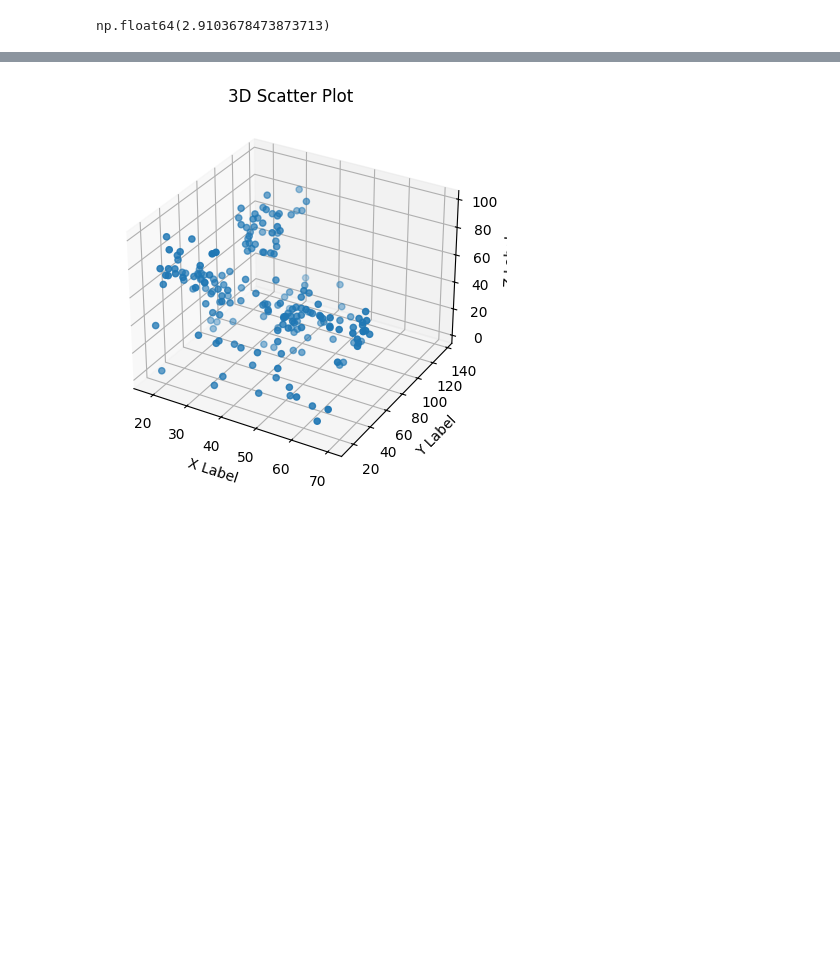
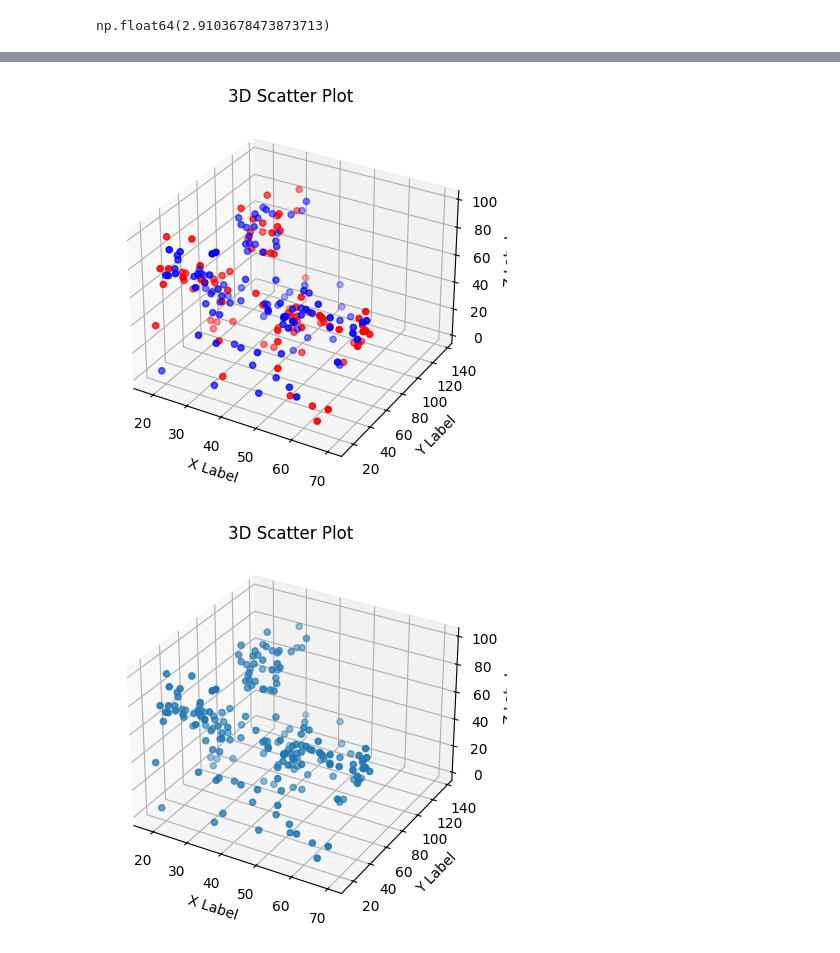
Before and after one commit to mechanekokirin/segmentation, a Jupyter notebook: m.ipynb, the cells around one changed output, grey strips where cells are left out. Saved outputs shown, nothing was run; the diff lists cells and outputs as text; code cells hidden in the pictures; blank space fills up the shorter version.

```diff
--- a/m.ipynb
+++ b/m.ipynb
@@ -62,0 +77,5 @@ Index(['CustomerID', 'Gender', 'Age', 'Annual Income (k$)',
+# %%
+for category, color in colors.items():
+    subset = df[df['Gender'] == category]
+
+    print(subset)
@@ -63,3 +100,21 @@ Index(['CustomerID', 'Gender', 'Age', 'Annual Income (k$)',
+# %%
+
+colors = {'Male': 'r', "Female": 'b'}
+fig = plt.figure()
+ax = fig.add_subplot(111, projection='3d')
+for category, color in colors.items():
+    subset = df[df['Gender'] == category]
+    ax.scatter(subset["Age"], subset["Annual Income (k$)"], subset['Spending Score (1-100)'], c=color, label=category)
+
+# Labels and title
+ax.set_xlabel('X Label')
+ax.set_ylabel('Y Label')
+ax.set_zlabel('Z Label')
+ax.set_title('3D Scatter Plot')
+
+plt.show()
+# %% [output]
+[figure, added]
 # %%
 fig = plt.figure()
 ax = fig.add_subplot(111, projection='3d')
```
Also changed, not shown: parts of 23 cells of this notebook.
